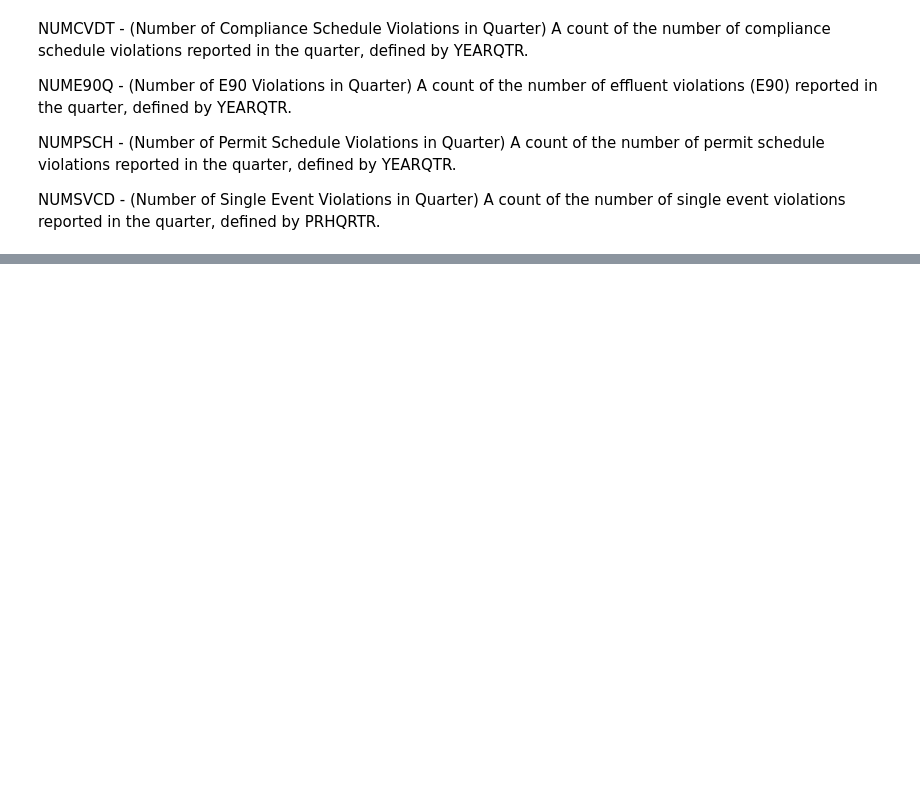
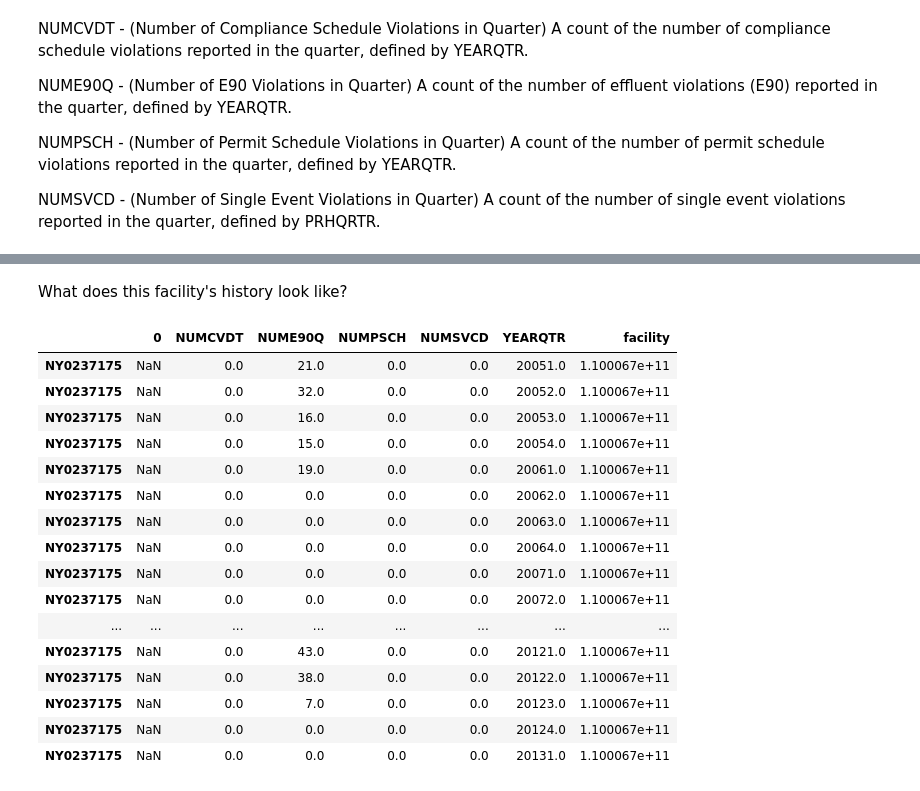
Before and after one commit to edgi-govdata-archiving/ECHO-Clean-Water-Act, a Jupyter notebook: echo-cwa-compliance-violations.ipynb, the cells around one changed output, grey strips where cells are left out. Cells and saved outputs as stored; diff of their text form; code cells hidden in the pictures; blank space fills up the shorter version.

```diff
--- a/echo-cwa-compliance-violations.ipynb
+++ b/echo-cwa-compliance-violations.ipynb
@@ -182,0 +199,2 @@ How is the number of effluent violations (NUME90Q) related to the number of perm
+# %%
+cd_npdes_group = my_cd_npdes.groupby( 'facility', as_index=False )[['NUMCVDT','NUME90Q','NUMPSCH','NUMSVCD']].sum()
@@ -182,0 +204,4 @@ How is the number of effluent violations (NUME90Q) related to the number of perm
+# %%
+fac_maxE90 = cd_npdes_group.loc[cd_npdes_group['NUME90Q'].idxmax()]
+print(cd_npdes_group.loc[ cd_npdes_group['facility'] == fac_maxE90['facility']])
+fac_maxE90_df = my_cd_facs.loc[ my_cd_facs.index == fac_maxE90['facility']]
@@ -182,0 +216,22 @@ How is the number of effluent violations (NUME90Q) related to the number of perm
+# %% [markdown]
+What does this facility's history look like?
+# %%
+my_cd_npdes.loc[ my_cd_npdes['facility'] == fac_maxE90['facility']]
+# %% [output]
+|  | 0 | NUMCVDT | NUME90Q | NUMPSCH | NUMSVCD | YEARQTR | facility |
+| NY0237175 | NaN | 0.0 | 21.0 | 0.0 | 0.0 | 20051.0 | 1.100067e+11 |
+| NY0237175 | NaN | 0.0 | 32.0 | 0.0 | 0.0 | 20052.0 | 1.100067e+11 |
+| NY0237175 | NaN | 0.0 | 16.0 | 0.0 | 0.0 | 20053.0 | 1.100067e+11 |
+| NY0237175 | NaN | 0.0 | 15.0 | 0.0 | 0.0 | 20054.0 | 1.100067e+11 |
+| NY0237175 | NaN | 0.0 | 19.0 | 0.0 | 0.0 | 20061.0 | 1.100067e+11 |
+| NY0237175 | NaN | 0.0 | 0.0 | 0.0 | 0.0 | 20062.0 | 1.100067e+11 |
+| NY0237175 | NaN | 0.0 | 0.0 | 0.0 | 0.0 | 20063.0 | 1.100067e+11 |
+| NY0237175 | NaN | 0.0 | 0.0 | 0.0 | 0.0 | 20064.0 | 1.100067e+11 |
+| NY0237175 | NaN | 0.0 | 0.0 | 0.0 | 0.0 | 20071.0 | 1.100067e+11 |
+| NY0237175 | NaN | 0.0 | 0.0 | 0.0 | 0.0 | 20072.0 | 1.100067e+11 |
+| ... | ... | ... | ... | ... | ... | ... | ... |
+| NY0237175 | NaN | 0.0 | 43.0 | 0.0 | 0.0 | 20121.0 | 1.100067e+11 |
+| NY0237175 | NaN | 0.0 | 38.0 | 0.0 | 0.0 | 20122.0 | 1.100067e+11 |
+| NY0237175 | NaN | 0.0 | 7.0 | 0.0 | 0.0 | 20123.0 | 1.100067e+11 |
+| NY0237175 | NaN | 0.0 | 0.0 | 0.0 | 0.0 | 20124.0 | 1.100067e+11 |
+| NY0237175 | NaN | 0.0 | 0.0 | 0.0 | 0.0 | 20131.0 | 1.100067e+11 |
```
Also changed, not shown: parts of 19 cells of this notebook.
